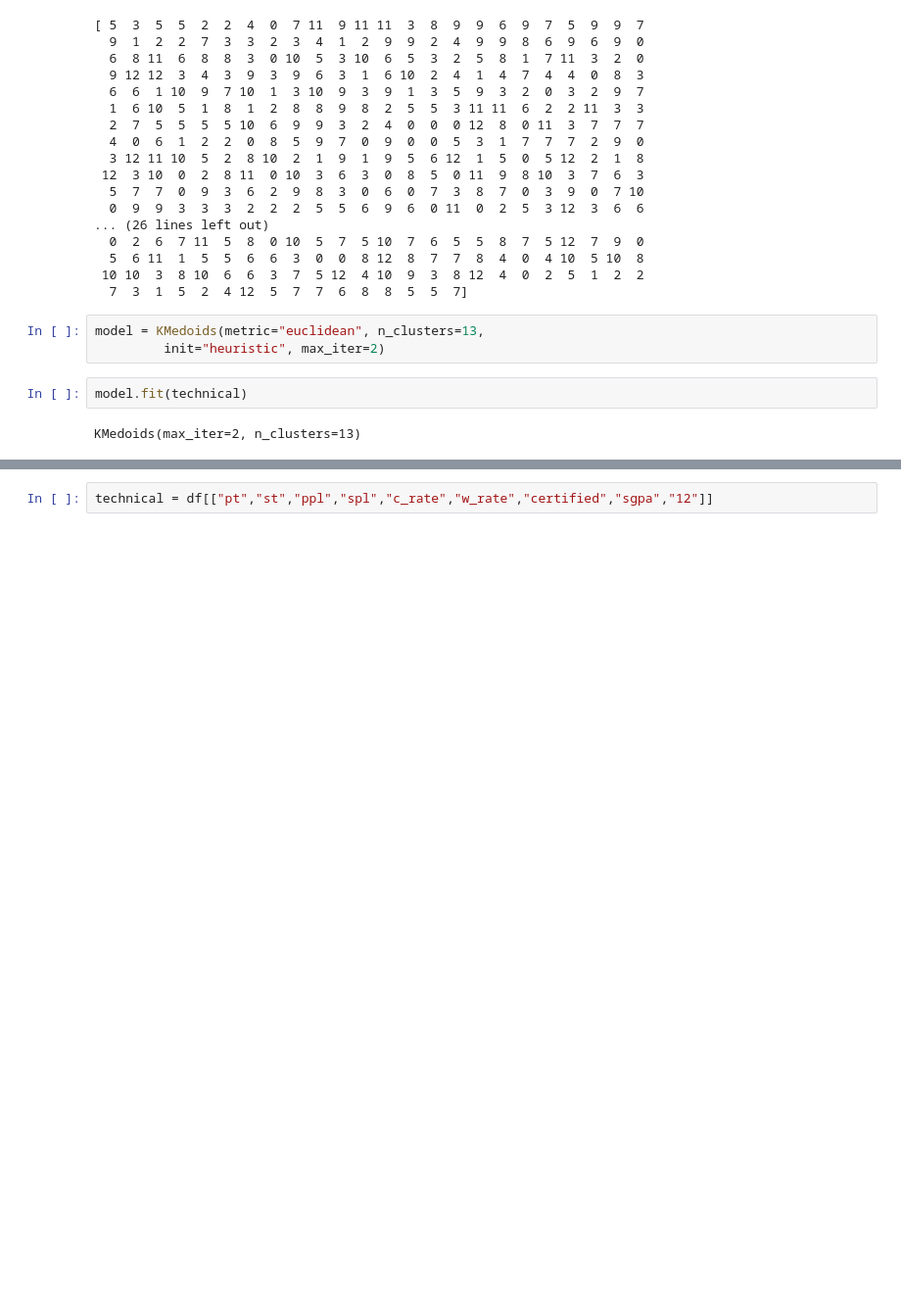
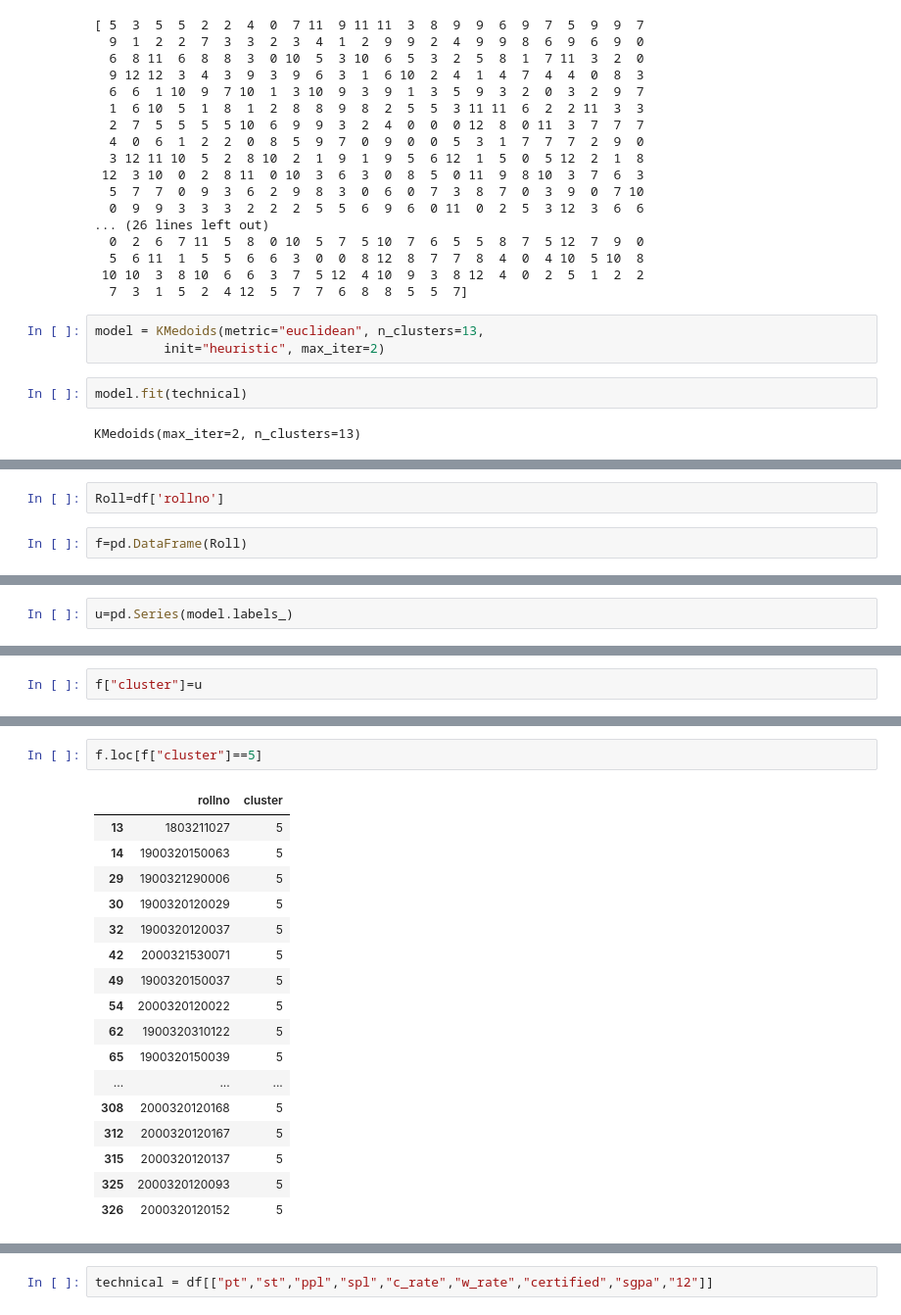
Before and after one commit to sarvjeetdev/friendsai, a Jupyter notebook: technical.ipynb, the cells around one changed output, grey strips where cells are left out. Shown at 98% size. Saved outputs shown, nothing was run; the diff lists cells and outputs as text; blank space fills up the shorter version.

```diff
--- a/technical.ipynb
+++ b/technical.ipynb
@@ -124,0 +125,4 @@ array([5])
+# %%
+Roll=df['rollno']
+# %%
+f=pd.DataFrame(Roll)
@@ -124,0 +145,2 @@ array([5])
+# %%
+u=pd.Series(model.labels_)
@@ -124,0 +164,2 @@ array([5])
+# %%
+f["cluster"]=u
@@ -124,0 +175,20 @@ array([5])
+# %%
+f.loc[f["cluster"]==5]
+# %% [output]
+|  | rollno | cluster |
+| 13 | 1803211027 | 5 |
+| 14 | 1900320150063 | 5 |
+| 29 | 1900321290006 | 5 |
+| 30 | 1900320120029 | 5 |
+| 32 | 1900320120037 | 5 |
+| 42 | 2000321530071 | 5 |
+| 49 | 1900320150037 | 5 |
+| 54 | 2000320120022 | 5 |
+| 62 | 1900320310122 | 5 |
+| 65 | 1900320150039 | 5 |
+| ... | ... | ... |
+| 308 | 2000320120168 | 5 |
+| 312 | 2000320120167 | 5 |
+| 315 | 2000320120137 | 5 |
+| 325 | 2000320120093 | 5 |
+| 326 | 2000320120152 | 5 |
```
Also changed, not shown: parts of 8 cells of this notebook.
